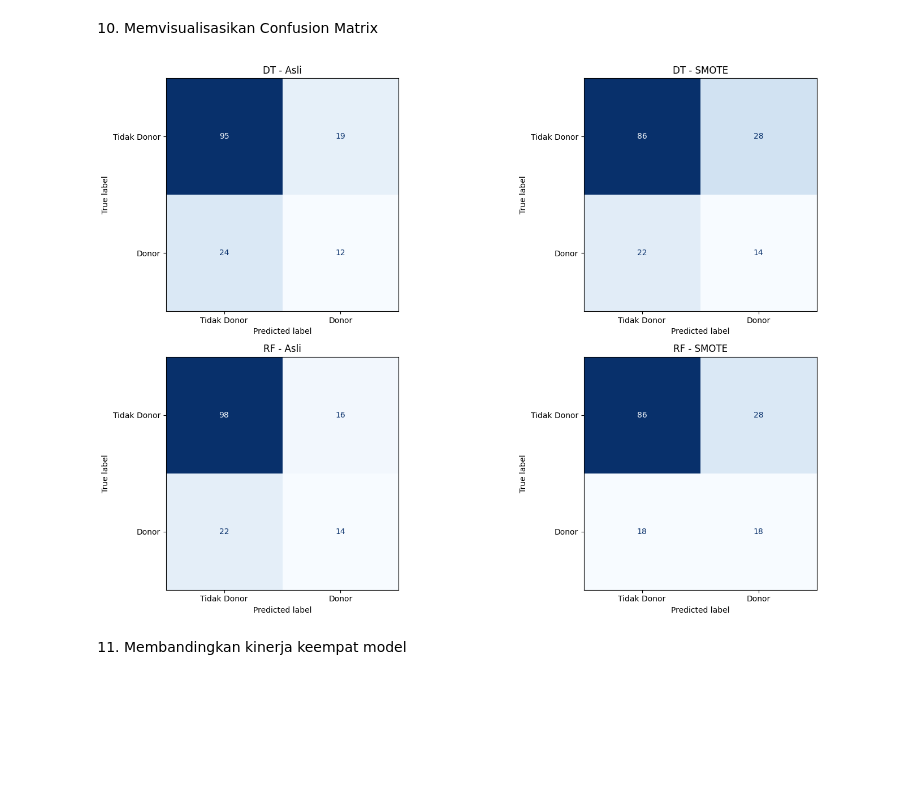
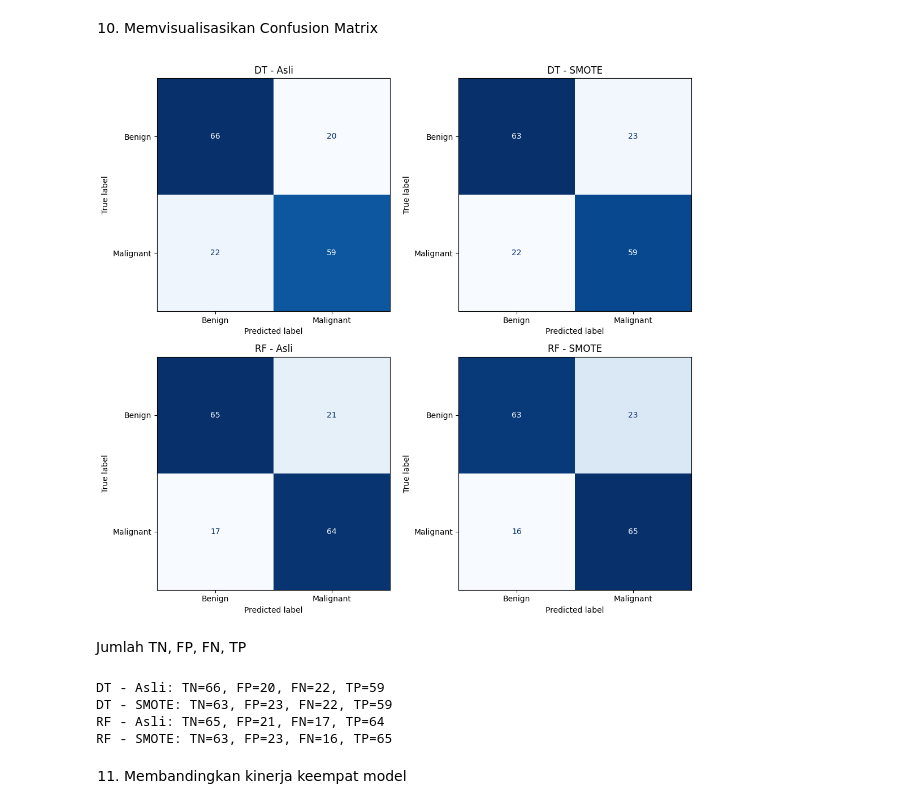
Before and after one commit to azkauliahrs/PSD-kelompok-B, a Jupyter notebook: Notebook/Project_PSD_kel_B.ipynb, the cells around one changed output. Cells and saved outputs as stored; diff of their text form; code cells hidden in the pictures; blank space fills up the shorter version.

```diff
--- a/Notebook/Project_PSD_kel_B.ipynb
+++ b/Notebook/Project_PSD_kel_B.ipynb
@@ -95,0 +129,20 @@ plt.show()
+# %%
+fig, axes = plt.subplots(2, 2, figsize=(12, 9))
+
+for ax, kolom_x in zip(axes.flat, X.columns):
+
+    sns.histplot(
+        data=df,
+        x=kolom_x,
+        bins=20,
+        kde=True,
+        color="steelblue",
+        ax=ax
+    )
+
+    ax.set_title("Histogram " + kolom_x)
+    ax.set_xlabel(kolom_x)
+    ax.set_ylabel("Frekuensi")
+
+plt.tight_layout()
+plt.show()
@@ -95,0 +153,20 @@ plt.show()
+# %%
+fig, axes = plt.subplots(2, 2, figsize=(12, 9))
+
+for ax, kolom_x in zip(axes.flat, X.columns):
+
+    sns.boxplot(
+        data=df,
+        x="Severity",
+        y=kolom_x,
+        order=[0, 1],
+        color="steelblue",
+        ax=ax
+    )
+
+    ax.set_title("Boxplot " + kolom_x + " menurut Severity")
+    ax.set_xlabel("Severity (0 = Benign, 1 = Malignant)")
+    ax.set_ylabel(kolom_x)
+
+plt.tight_layout()
+plt.show()
@@ -345,36 +465,53 @@ from sklearn.metrics import (
     confusion_matrix,
     ConfusionMatrixDisplay
 )
 
-fig, axes = plt.subplots(2, 2, figsize=(16, 10))
+fig, axes = plt.subplots(2, 2, figsize=(11, 10))
 
 for ax, (name, model) in zip(axes.flat, models.items()):
 
     y_pred = predictions[name]["Testing"]
 
     cm = confusion_matrix(
         y_test,
         y_pred,
         labels=[0, 1]
     )
 
     disp = ConfusionMatrixDisplay(
         confusion_matrix=cm,
-        display_labels=["Tidak Donor", "Donor"]
+        display_labels=["Benign", "Malignant"]
     )
 
     disp.plot(
         ax=ax,
         cmap="Blues",
         colorbar=False
     )
 
     ax.set_title(name)
 
 plt.tight_layout()
 plt.show()
 # %% [output]
-[figure, old version]
+[figure, new version]
+# %% [markdown]
+Jumlah TN, FP, FN, TP
+# %%
+for name in models.keys():
+
+    tn, fp, fn, tp = confusion_matrix(
+        y_test,
+        predictions[name]["Testing"],
+        labels=[0, 1]
+    ).ravel()
+
+    print(f"{name}: TN={tn}, FP={fp}, FN={fn}, TP={tp}")
+# %% [output]
+DT - Asli: TN=66, FP=20, FN=22, TP=59
+DT - SMOTE: TN=63, FP=23, FN=22, TP=59
+RF - Asli: TN=65, FP=21, FN=17, TP=64
+RF - SMOTE: TN=63, FP=23, FN=16, TP=65
 # %% [markdown]
 11. Membandingkan kinerja keempat model
 # %%
```
Also changed, not shown: parts of 30 cells of this notebook.
